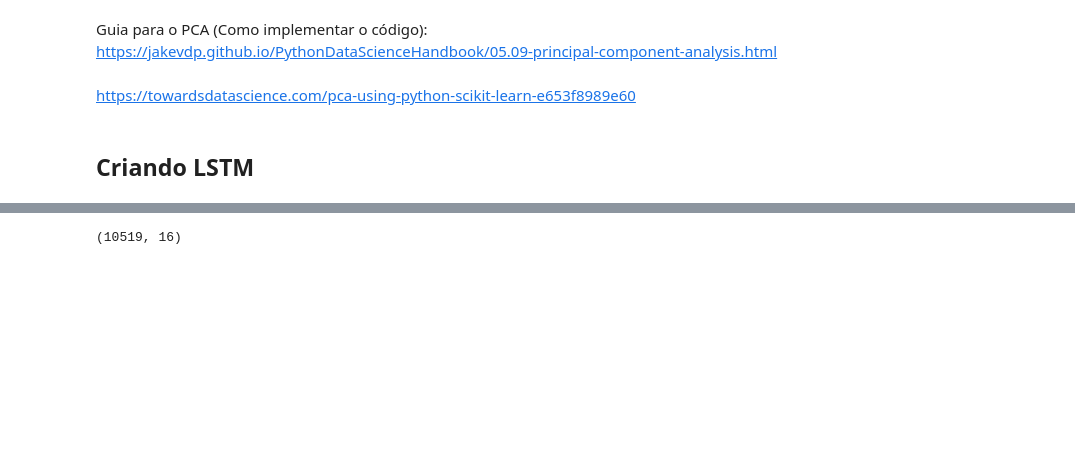
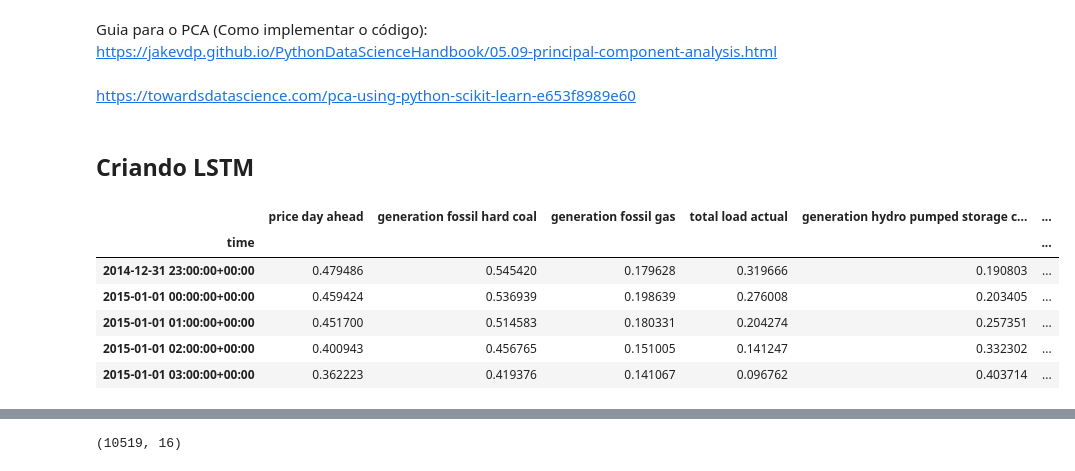
Before and after one commit to secretaria-ICA/Previsao_do_Preco_de_Energia, a Jupyter notebook: TCC_Energia.ipynb, the cells around one changed output, grey strips where cells are left out. Saved outputs shown, nothing was run; the diff lists cells and outputs as text; code cells hidden in the pictures; blank space fills up the shorter version.

```diff
--- a/TCC_Energia.ipynb
+++ b/TCC_Energia.ipynb
@@ -1502,3 +1503,13 @@ df_variavel_alvo_treino_modelo.set_index('time',inplace=True)
 
 df_variavel_alvo_teste_modelo = df_variavel_alvo_teste
 df_variavel_alvo_teste_modelo.set_index('time',inplace=True)
+# %%
+df_treino_modelo.head()
+# %% [output]
+|  | price day ahead | generation fossil hard coal | generation fossil gas | total load actual | generation hydro pumped storage c... | ... |
+| time |  |  |  |  |  | ... |
+| 2014-12-31 23:00:00+00:00 | 0.479486 | 0.545420 | 0.179628 | 0.319666 | 0.190803 | ... |
+| 2015-01-01 00:00:00+00:00 | 0.459424 | 0.536939 | 0.198639 | 0.276008 | 0.203405 | ... |
+| 2015-01-01 01:00:00+00:00 | 0.451700 | 0.514583 | 0.180331 | 0.204274 | 0.257351 | ... |
+| 2015-01-01 02:00:00+00:00 | 0.400943 | 0.456765 | 0.151005 | 0.141247 | 0.332302 | ... |
+| 2015-01-01 03:00:00+00:00 | 0.362223 | 0.419376 | 0.141067 | 0.096762 | 0.403714 | ... |
```
Also changed, not shown: parts of 15 cells of this notebook.
